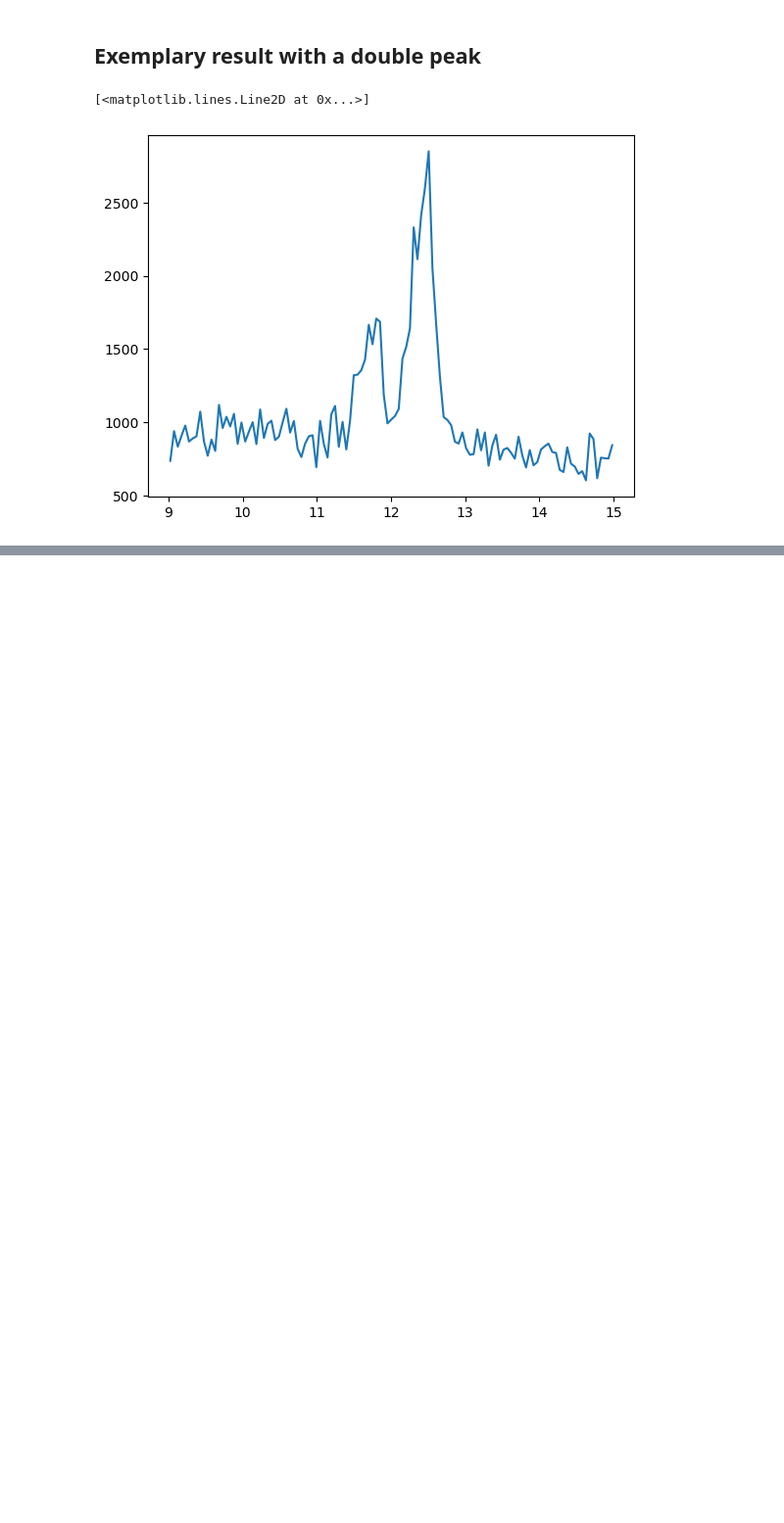
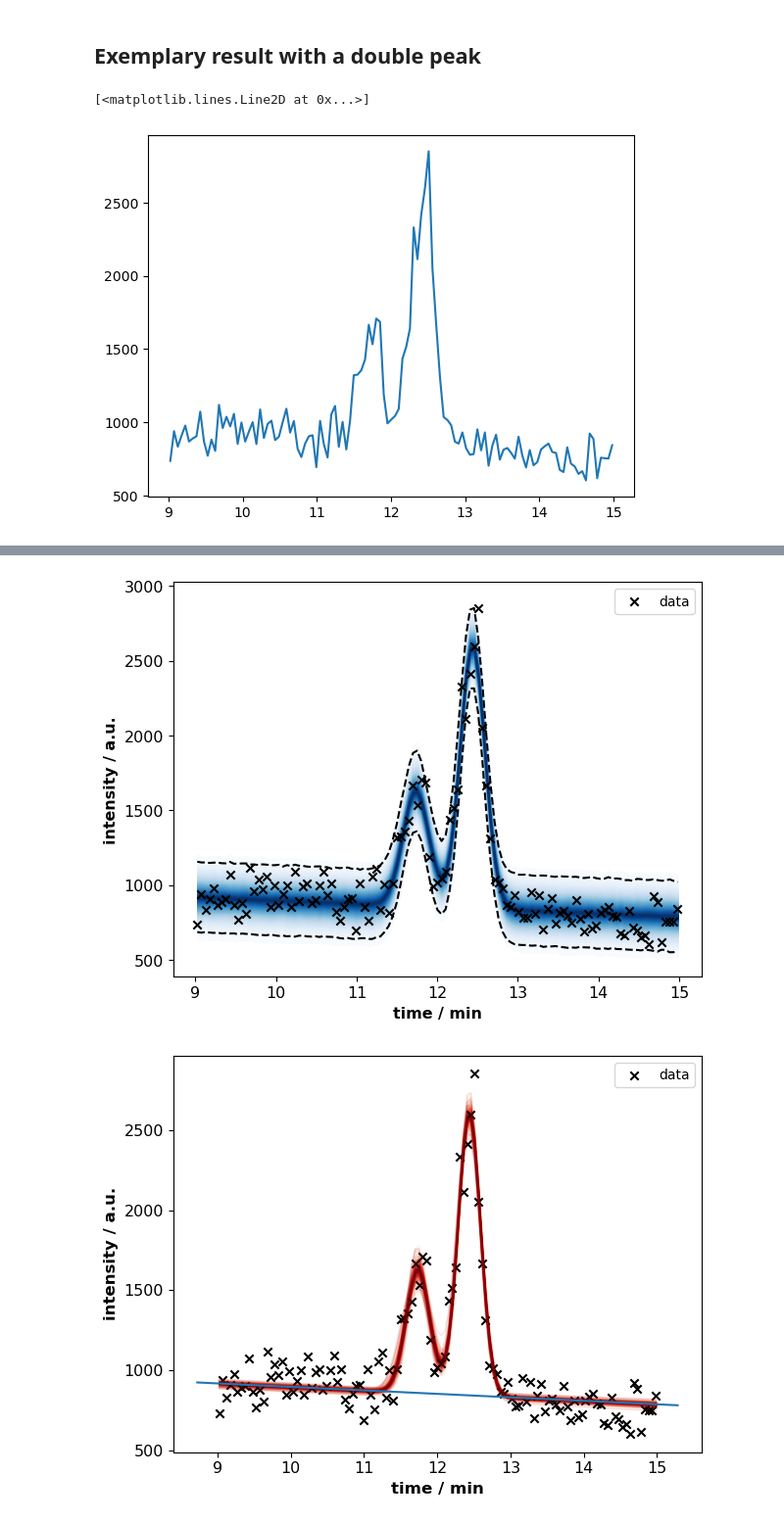
Before and after one commit to JuBiotech/peak-performance, a Jupyter notebook: docs/source/notebooks/Create_results_in_figure_2.ipynb, the cells around one changed output, grey strips where cells are left out. Shown at 98% size. Saved outputs shown, nothing was run; the diff lists cells and outputs as text; code cells hidden in the pictures; blank space fills up the shorter version.

```diff
--- a/docs/source/notebooks/Create_results_in_figure_2.ipynb
+++ b/docs/source/notebooks/Create_results_in_figure_2.ipynb
@@ -157,21 +158,24 @@ plt.tight_layout()
 # %%
 plots.plot_posterior_predictive(
     identifier="peak_fit_double_normal",
     time=timeseries_d[0],
     intensity=timeseries_d[1],
-    path=path_result,
+    path=None,
     idata=idata_d,
     discarded=False,
 )
 
 plots.plot_posterior(
     identifier="peak_fit_double_normal",
     time=timeseries_d[0],
     intensity=timeseries_d[1],
-    path=path_result,
+    path=None,
     idata=idata_d,
     discarded=False,
 )
+# %% [output]
+[figure, added]
+[figure, added]
 # %%
 %load_ext watermark
 %watermark -idu
```
Also changed, not shown: parts of 8 cells of this notebook, 6 other files.
